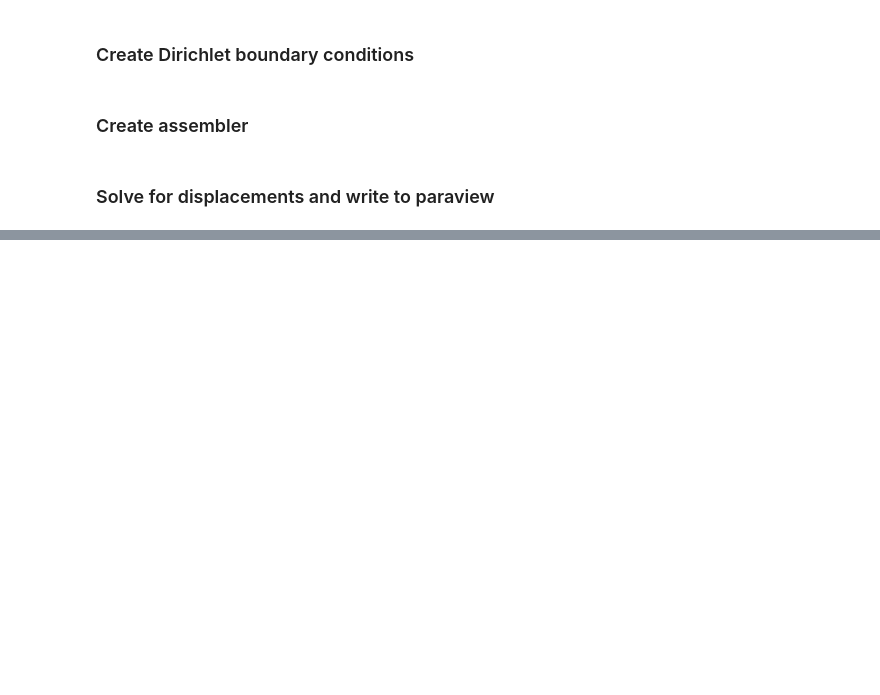
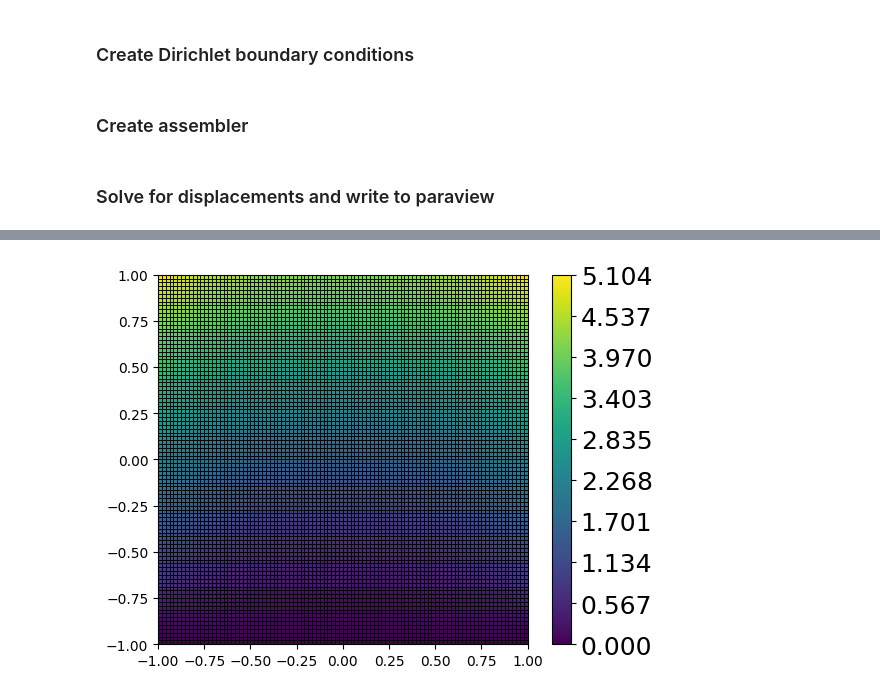
Before and after one commit to rath3t/visualStudioCodeAndIkarus, a Jupyter notebook: test.ipynb, the cells around one changed output, grey strips where cells are left out. Saved outputs shown, nothing was run; the diff lists cells and outputs as text; code cells hidden in the pictures; blank space fills up the shorter version.

```diff
--- a/test.ipynb
+++ b/test.ipynb
@@ -82,10 +75,10 @@ AttributeError: module 'pyikarus' has no attribute 'VectorAffordances'
 ### Define volume load and boundary loads
 # %%
 def volumeLoad(x,lambdaVal) :
-    return np.array([lambdaVal*x[0]*2, 2*lambdaVal*x[1]*0])
+    return np.array([lambdaVal*x[0]*2*0, 2*lambdaVal*x[1]*0])
 
 def neumannLoad(x,lambdaVal) :
-    return np.array([lambdaVal*0, lambdaVal])
+    return np.array([lambdaVal*100, lambdaVal])
 
 neumannVertices = np.zeros(grid.size(2)*2, dtype=bool)
 basisLagrange1.interpolate(neumannVertices, lambda x :  True  if x[1]>0.9 else False)
@@ -131,6 +136,6 @@ print(forces)
 ### Solve for displacements and write to paraview
 # %%
 d = sp.sparse.linalg.spsolve(Msparse,-forces)
-fx = basisLagrange1.asFunction(x)
+dispFunc = basisLagrange1.asFunction(d)
 
-writer = vtkWriter( grid, "nameTest",  pointData   = {( "displacement",(0,1)):fx})
+writer = vtkWriter( grid, "nameTest",  pointData   = {( "displacement",(0,1)):dispFunc})
@@ -203,0 +142,5 @@ ModuleNotFoundError: No module named 'paraview'
+# %%
+import dune.plotting
+dune.plotting.plot(solution=dispFunc)
+# %% [output]
+[figure, added]
```
Also changed, not shown: parts of 11 cells of this notebook.
